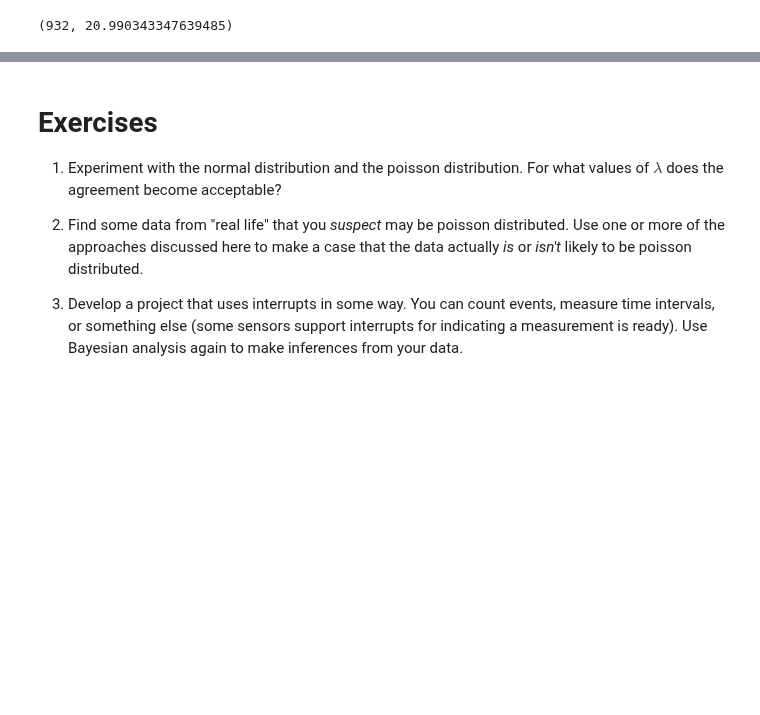
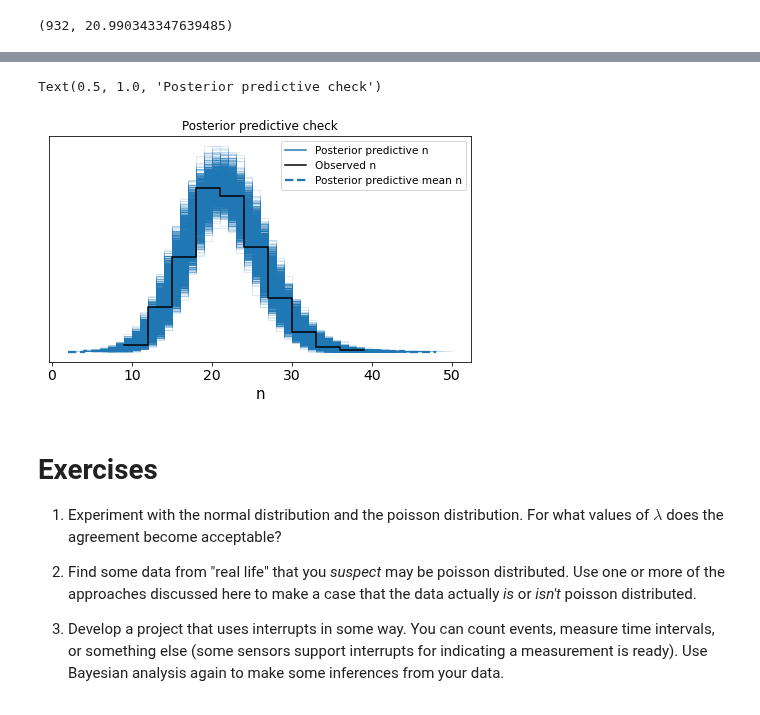
Before and after one commit to sspickle/instrumentation-projects, a Jupyter notebook: proj5/Poisson Distribution.ipynb, the cells around one changed output, grey strips where cells are left out. Saved outputs shown, nothing was run; the diff lists cells and outputs as text; code cells hidden in the pictures; blank space fills up the shorter version.

```diff
--- a/proj5/Poisson Distribution.ipynb
+++ b/proj5/Poisson Distribution.ipynb
@@ -215,0 +218,11 @@ So this confirms the simple mean as a reasonable estimator for the poisson param
+# %%
+#
+# You can use `sample_posterior_predictive` to compare the
+# model output using the posterior parameters to the observed
+# data. Then use `plot_ppc` to visualize that comparison.
+#
+
+with model:
+    ppc = pm.sample_posterior_predictive(
+        trace, var_names=["lam", "n"]
+    )
@@ -216,9 +231,14 @@ So this confirms the simple mean as a reasonable estimator for the poisson param
+# %%
+az.plot_ppc(az.from_pymc3(posterior_predictive=ppc, model=model))
+pl.title("Posterior predictive check")
+# %% [output]
+Text(0.5, 1.0, 'Posterior predictive check')
+[figure, added]
 # %% [markdown]
 # Exercises
 
 1) Experiment with the normal distribution and the poisson distribution. For what values of $\lambda$ does the agreement become acceptable?
 
+2) Find some data from "real life" that you *suspect* may be poisson distributed. Use one or more of the approaches discussed here to make a case that the data actually *is* or *isn't* poisson distributed.
 
-2) Find some data from "real life" that you *suspect* may be poisson distributed. Use one or more of the approaches discussed here to make a case that the data actually *is* or *isn't* likely to be poisson distributed.
-
-3) Develop a project that uses interrupts in some way. You can count events, measure time intervals, or something else (some sensors support interrupts for indicating a measurement is ready). Use Bayesian analysis again to make inferences from your data.
+3) Develop a project that uses interrupts in some way. You can count events, measure time intervals, or something else (some sensors support interrupts for indicating a measurement is ready). Use Bayesian analysis again to make some inferences from your data.
```
Also changed, not shown: parts of 6 cells of this notebook.
